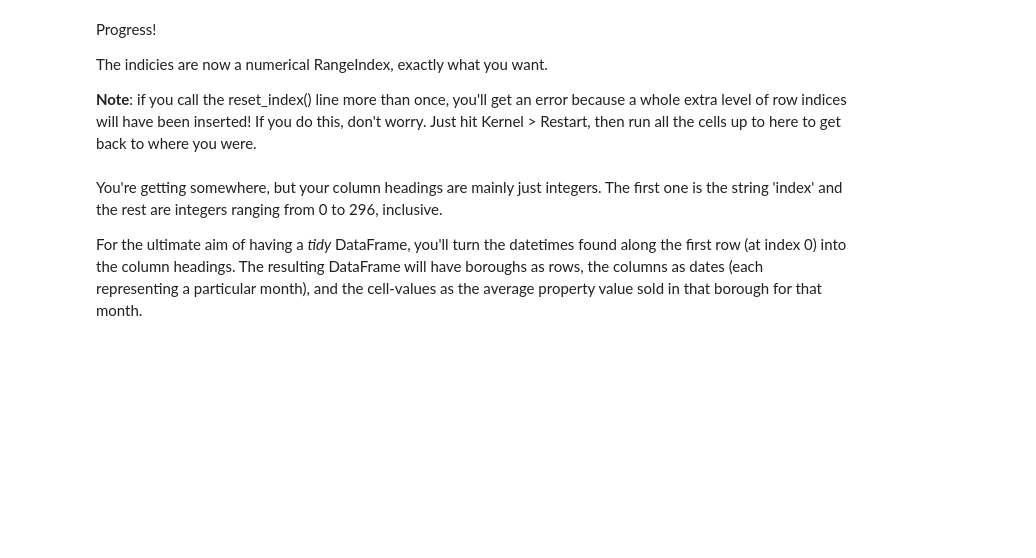
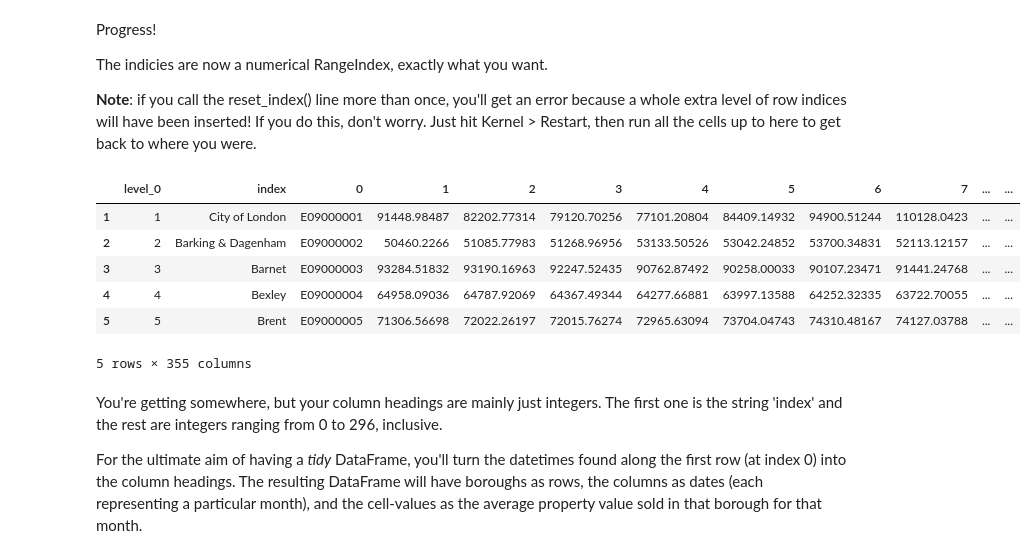
Before and after one commit to acyeo/Springboard, a Jupyter notebook: Unit 4 Challenge - Tier 1.ipynb, the cells around one changed output. Saved outputs shown, nothing was run; the diff lists cells and outputs as text; code cells hidden in the pictures; blank space fills up the shorter version.

```diff
--- a/Unit 4 Challenge - Tier 1.ipynb
+++ b/Unit 4 Challenge - Tier 1.ipynb
@@ -161,7 +203,15 @@ The indicies are now a numerical RangeIndex, exactly what you want.
 **Note**: if you call the reset_index() line more than once, you'll get an error because a whole extra level of row indices will have been inserted! If you do this, don't worry. Just hit Kernel > Restart, then run all the cells up to here to get back to where you were.
 # %%
 # Call the head() function again on properties_T to check out the new row indices:
-_ _ _.head()
+properties_T.head()
+# %% [output]
+|  | level_0 | index | 0 | 1 | 2 | 3 | 4 | 5 | 6 | 7 | ... | ... |
+| 1 | 1 | City of London | E09000001 | 91448.98487 | 82202.77314 | 79120.70256 | 77101.20804 | 84409.14932 | 94900.51244 | 110128.0423 | ... | ... |
+| 2 | 2 | Barking & Dagenham | E09000002 | 50460.2266 | 51085.77983 | 51268.96956 | 53133.50526 | 53042.24852 | 53700.34831 | 52113.12157 | ... | ... |
+| 3 | 3 | Barnet | E09000003 | 93284.51832 | 93190.16963 | 92247.52435 | 90762.87492 | 90258.00033 | 90107.23471 | 91441.24768 | ... | ... |
+| 4 | 4 | Bexley | E09000004 | 64958.09036 | 64787.92069 | 64367.49344 | 64277.66881 | 63997.13588 | 64252.32335 | 63722.70055 | ... | ... |
+| 5 | 5 | Brent | E09000005 | 71306.56698 | 72022.26197 | 72015.76274 | 72965.63094 | 73704.04743 | 74310.48167 | 74127.03788 | ... | ... |
+5 rows × 355 columns
 # %% [markdown]
 You're getting somewhere, but your column headings are mainly just integers. The first one is the string 'index' and the rest are integers ranging from 0 to 296, inclusive.
 
```
Also changed, not shown: parts of 15 cells of this notebook.
